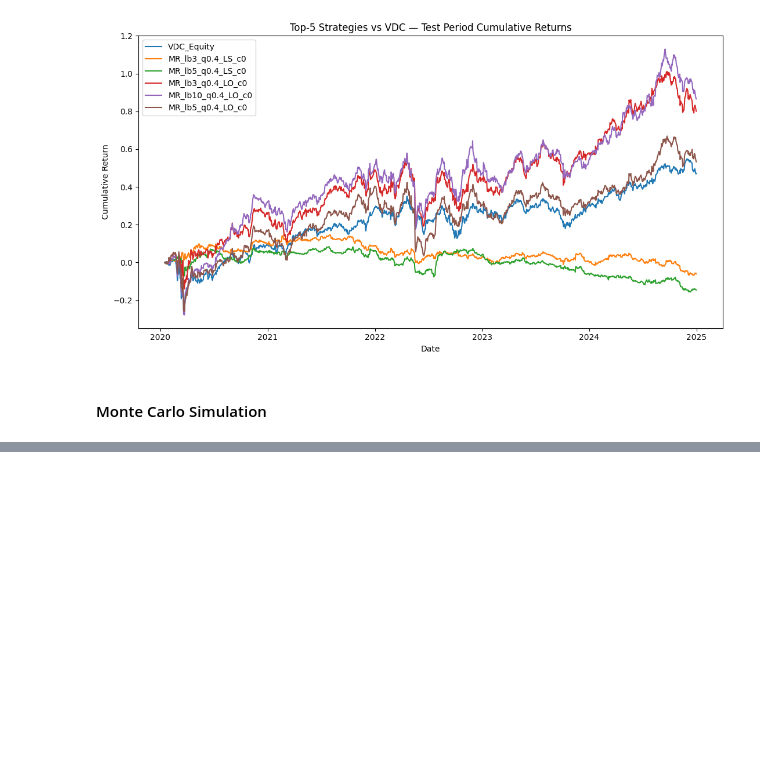
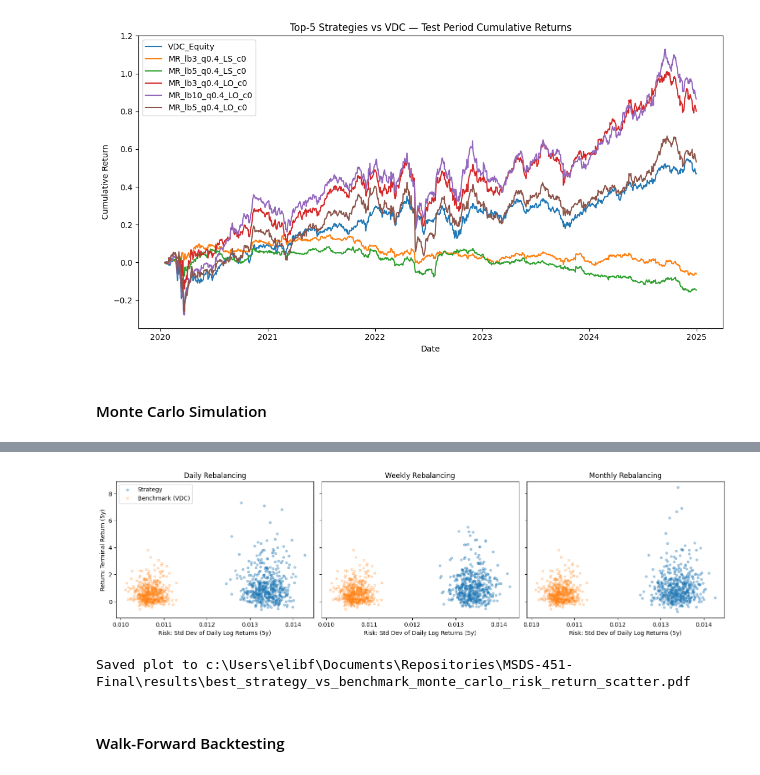
Before and after one commit to EliFreedman/MSDS-451-Final, a Jupyter notebook: notebooks/final_project.ipynb, the cells around one changed output, grey strips where cells are left out. Drawn from its saved outputs; the diff is of its cells as text; code cells hidden in the pictures; blank space fills up the shorter version.

```diff
--- a/notebooks/final_project.ipynb
+++ b/notebooks/final_project.ipynb
@@ -1477,0 +1490,17 @@ plt.legend(); plt.tight_layout(); plt.show()
+# %%
+joined_pd = joined.to_pandas()
+joined_pd["Date"] = pd.to_datetime(joined_pd["Date"])
+joined_pd = joined_pd.set_index("Date").sort_index()
+
+price_best = joined_pd[best_label]
+price_bench = joined_pd[bench_col]
+
+def estimate_mu_sigma_from_equity(price_series: pd.Series):
+    logrets = np.log(price_series / price_series.shift(1)).dropna()
+    return logrets.mean(), logrets.std(ddof=1), logrets
+
+mu_s, sigma_s, logrets_best = estimate_mu_sigma_from_equity(price_best)
+mu_b, sigma_b, logrets_bench = estimate_mu_sigma_from_equity(price_bench)
+
+print(f"[Strategy] mu={mu_s:.6f}, sigma={sigma_s:.6f}")
+print(f"[Benchmark {BENCH}] mu={mu_b:.6f}, sigma={sigma_b:.6f}")
@@ -1479,0 +1670,49 @@ plt.legend(); plt.tight_layout(); plt.show()
+# %%
+strategy_df = pd.DataFrame(strategy_points)
+strategy_df["InvestmentType"] = strategy_df["InvestmentType"].astype("category")
+bench_df = pd.DataFrame(benchmark_points)
+
+fig, axes = plt.subplots(
+    1,
+    len(REBALANCE_MAP_BEST),
+    figsize=(15, 4),
+    sharey=True,
+    constrained_layout=True,
+)
+
+freq_labels = list(REBALANCE_MAP_BEST.keys())
+
+for ax, freq_label in zip(axes, freq_labels):
+    df_f = strategy_df[strategy_df["InvestmentType"] == freq_label]
+
+    # Strategy points
+    ax.scatter(df_f["returnSD"], df_f["returnMean"], alpha=0.35, s=14, label="Strategy")
+
+    # Same 500 VDC sims in every panel
+    ax.scatter(
+        bench_df["returnSD"],
+        bench_df["returnMean"],
+        alpha=0.35,
+        s=14,
+        marker="x",
+        label=f"Benchmark ({BENCH})",
+    )
+
+    ax.set_title(f"{freq_label} Rebalancing")
+    ax.set_xlabel("Risk: Std Dev of Daily Log Returns (5y)")
+
+# Only need one legend
+axes[0].legend()
+axes[0].set_ylabel("Return: Terminal Return (5y)")
+
+pdf_path = results_dir / "best_strategy_vs_benchmark_monte_carlo_risk_return_scatter.pdf"
+with PdfPages(pdf_path) as pdf:
+    pdf.savefig(fig, bbox_inches="tight")
+
+plt.show()
+print("Saved plot to", pdf_path)
+# %% [output]
+[figure, added]
+Saved plot to c:\Users\elibf\Documents\Repositories\MSDS-451-Final\results\best_strategy_vs_benchmark_monte_carlo_risk_return_scatter.pdf
+# %% [markdown]
+#### Walk-Forward Backtesting
```
Also changed, not shown: parts of 34 cells of this notebook.
